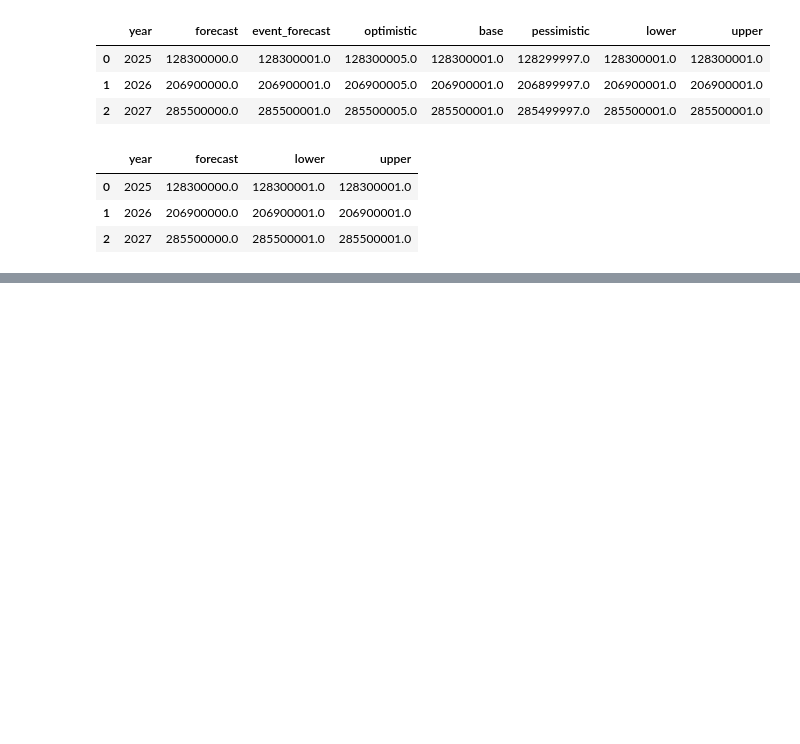
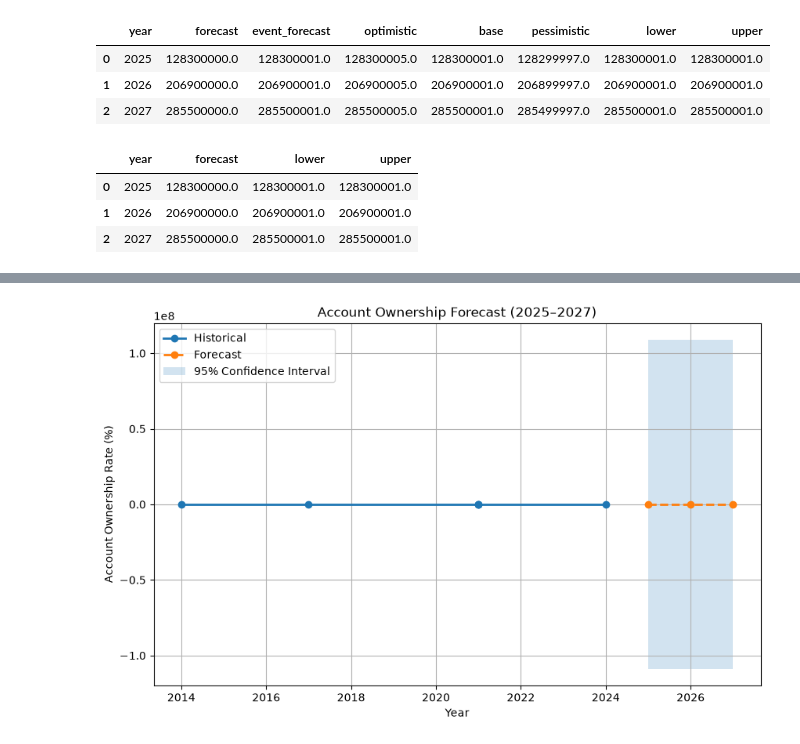
Before and after one commit to Lalisecf/ethiopia-fi-forecast-week11, a Jupyter notebook: notebooks/task4_forecasting.ipynb, the cells around one changed output, grey strips where cells are left out. Saved outputs shown, nothing was run; the diff lists cells and outputs as text; code cells hidden in the pictures; blank space fills up the shorter version.

```diff
--- a/notebooks/task4_forecasting.ipynb
+++ b/notebooks/task4_forecasting.ipynb
@@ -500,0 +550,52 @@ future_usage[
+# %%
+from pathlib import Path
+
+# Create output directory if it doesn't exist
+Path("reports/figures").mkdir(parents=True, exist_ok=True)
+
+plt.figure(figsize=(10, 6))
+
+# Historical data
+plt.plot(
+    access["year"],
+    access["value_numeric"],
+    marker="o",
+    linewidth=2,
+    label="Historical"
+)
+
+# Forecast
+plt.plot(
+    future["year"],
+    future["forecast"],      # use "event_forecast" if you want the event-adjusted forecast
+    marker="o",
+    linestyle="--",
+    linewidth=2,
+    label="Forecast"
+)
+
+# Confidence interval
+plt.fill_between(
+    future["year"],
+    future["lower"],
+    future["upper"],
+    alpha=0.2,
+    label="95% Confidence Interval"
+)
+
+plt.title("Account Ownership Forecast (2025–2027)")
+plt.xlabel("Year")
+plt.ylabel("Account Ownership Rate (%)")
+plt.grid(True)
+plt.legend()
+
+# Save figure
+plt.savefig(
+    "reports/figures/access_forecast.png",
+    dpi=300,
+    bbox_inches="tight"
+)
+
+plt.show()
+# %% [output]
+[figure, added]
```
Also changed, not shown: parts of 3 cells of this notebook.
